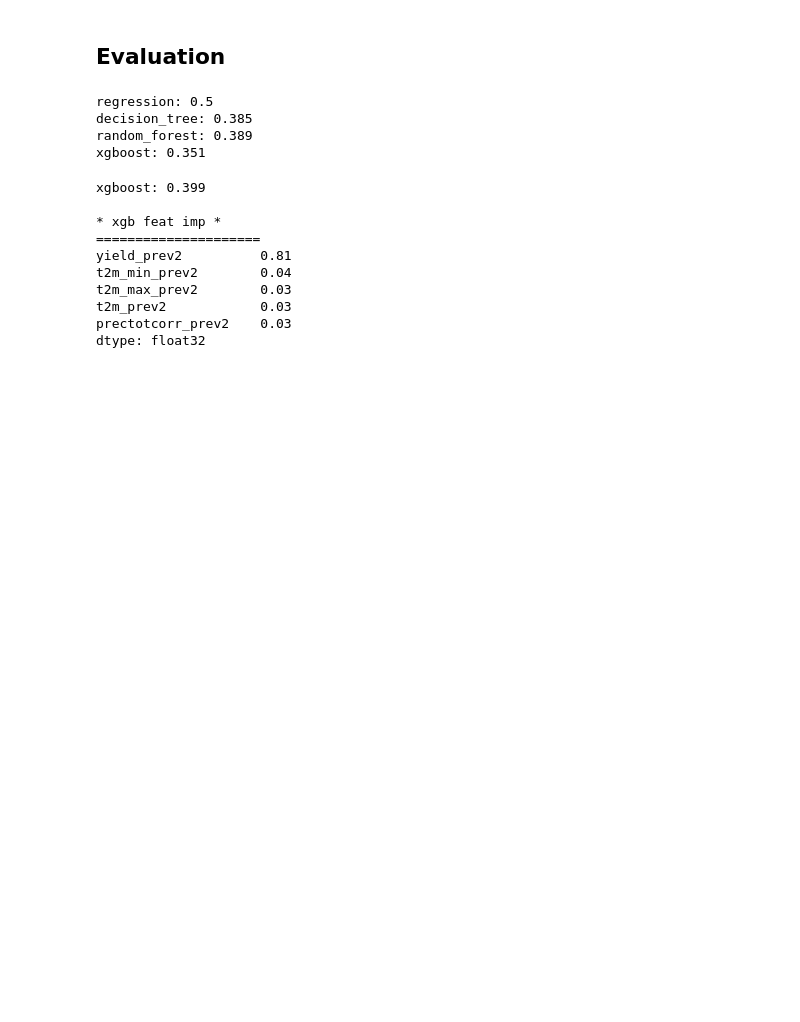
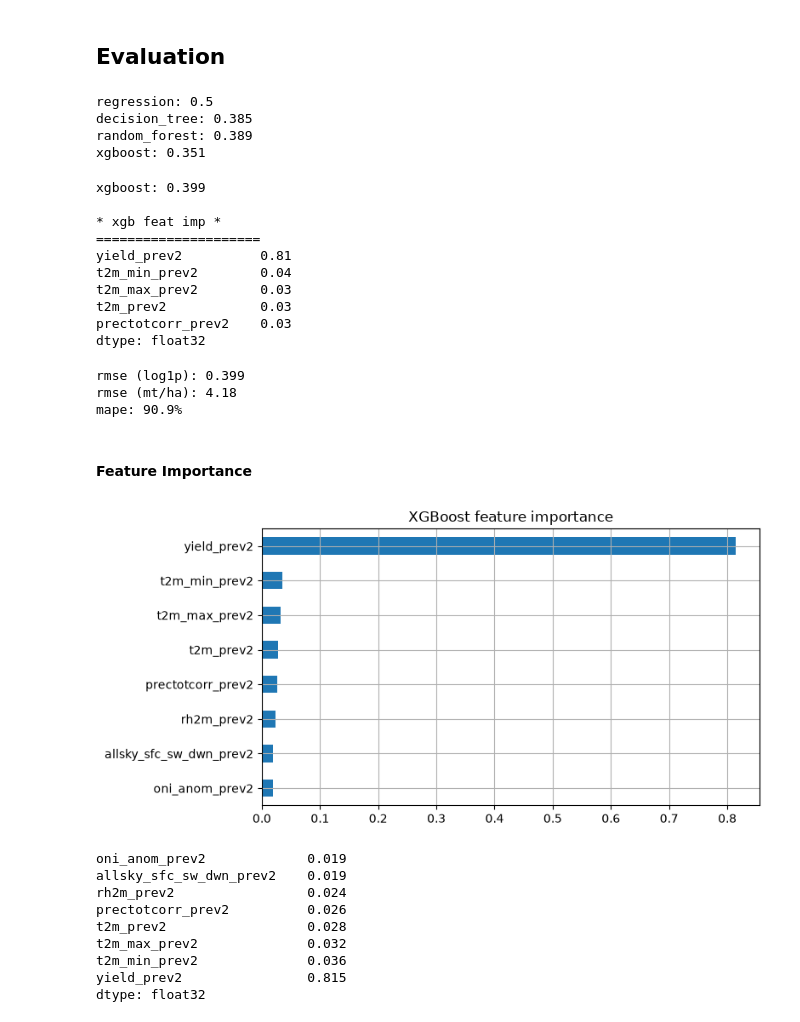
Before and after one commit to rlp-jym/zoomcamp-ml-cohort-2026, a Jupyter notebook: pineapple_yield_prediction/notebook.ipynb, the cells around one changed output. Drawn from its saved outputs; the diff is of its cells as text; code cells hidden in the pictures; blank space fills up the shorter version.

Commit message:
Fix deps, add run.bat, clean notebook (imports, baseline, back-transform, feature importance)

```diff
--- a/pineapple_yield_prediction/notebook.ipynb
+++ b/pineapple_yield_prediction/notebook.ipynb
@@ -989,3 +971,34 @@ t2m_max_prev2        0.03
 t2m_prev2            0.03
 prectotcorr_prev2    0.03
 dtype: float32
+# %%
+# back-transform: report RMSE in original units (mt/ha)
+y_pred_log = models['xgboost'].predict(X_test.fillna(0))
+y_true_mt = np.expm1(y_test)
+y_pred_mt = np.expm1(y_pred_log)
+print(f"rmse (log1p): {root_mean_squared_error(y_test, y_pred_log):.3f}")
+print(f"rmse (mt/ha): {root_mean_squared_error(y_true_mt, y_pred_mt):.2f}")
+print(f"mape: {np.mean(np.abs((y_true_mt - y_pred_mt) / y_true_mt)) * 100:.1f}%")
+# %% [output]
+rmse (log1p): 0.399
+rmse (mt/ha): 4.18
+mape: 90.9%
+# %% [markdown]
+#### Feature Importance
+# %%
+imp_xgb = pd.Series(models['xgboost'].feature_importances_, index=X_test.columns).sort_values()
+imp_xgb.plot(kind='barh', figsize=(8, 4), grid=True, title='XGBoost feature importance')
+plt.tight_layout()
+plt.show()
+print(imp_xgb.round(3))
+# %% [output]
+[figure, added]
+oni_anom_prev2             0.019
+allsky_sfc_sw_dwn_prev2    0.019
+rh2m_prev2                 0.024
+prectotcorr_prev2          0.026
+t2m_prev2                  0.028
+t2m_max_prev2              0.032
+t2m_min_prev2              0.036
+yield_prev2                0.815
+dtype: float32
```
Also changed, not shown: parts of 12 cells of this notebook, 4 other files.
